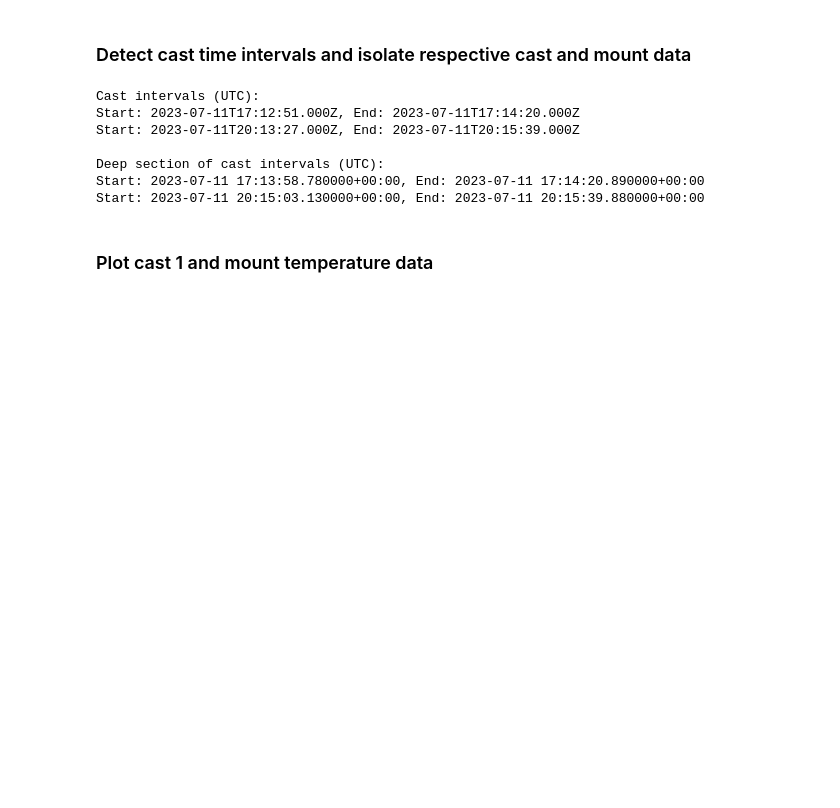
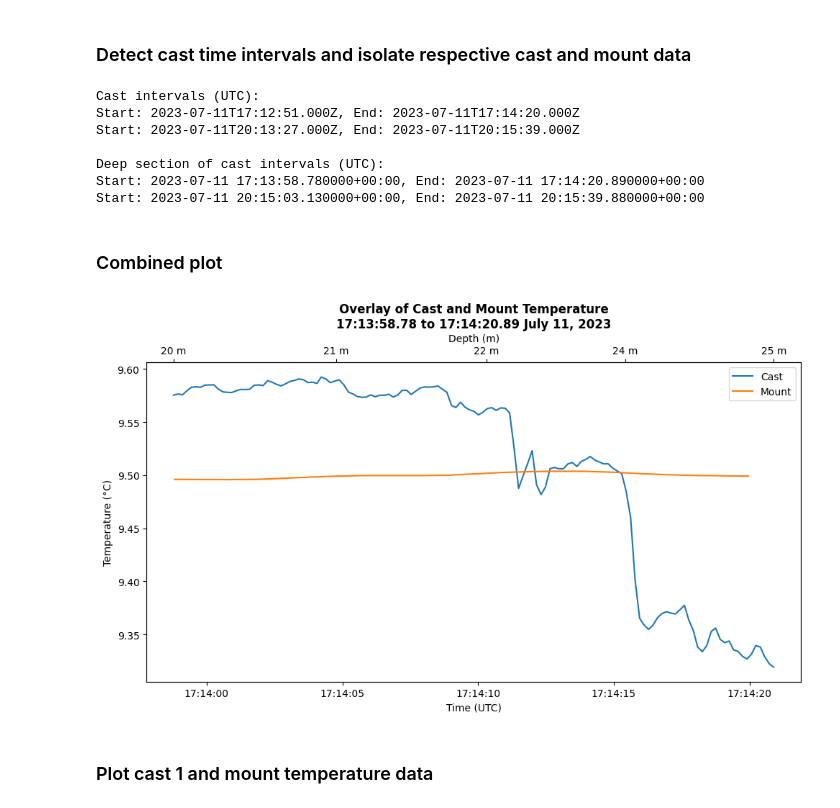
Before and after one commit to g-bertozzi/ONC-notebooks, a Jupyter notebook: fogler_pinnacle.ipynb, the cells around one changed output. Saved outputs shown, nothing was run; the diff lists cells and outputs as text; code cells hidden in the pictures; blank space fills up the shorter version.

Commit message:
overlaid depth/temp and time/temp for cast and mount

```diff
--- a/fogler_pinnacle.ipynb
+++ b/fogler_pinnacle.ipynb
@@ -153,36 +155,3 @@ def detect_deep_intervals(df: pd.DataFrame, depth_threshold: int, gap_threshold_
     intervals.append((start_time, df_deep.iloc[-1]["timestamp"]))
 
     return intervals
-
-    # create copy of df, filtering for deep sections
-    df_deep = df[df["depth"] > depth_threshold].copy()
-
-    # error handle
-    if df_deep.empty:
-        return []
-
-    # eSort and reset index (index is timestamp)
-    df_deep = df_deep.sort_values("timestamp").reset_index(drop=True)
-
-    # Calculate time gaps between 1 or more deep sections
-    df_deep["delta"] = df_deep["timestamp"].diff().dt.total_seconds()
-
-    intervals = []
-    start_time = df_deep.loc[0, "timestamp"]
-
-    for i in range(1, len(df_deep)):
-        if df_deep.loc[i, "delta"] > gap_threshold_seconds:
-            end_time = df_deep.loc[i - 1, "timestamp"]
-            intervals.append((
-                start_time.strftime("%Y-%m-%dT%H:%M:%S.000Z"),
-                end_time.strftime("%Y-%m-%dT%H:%M:%S.000Z")
-            ))
-            start_time = df_deep.loc[i, "timestamp"]
-
-    # Add final interval
-    intervals.append((
-        start_time.strftime("%Y-%m-%dT%H:%M:%S.000Z"),
-        df_deep.iloc[-1]["timestamp"].strftime("%Y-%m-%dT%H:%M:%S.000Z")
-    ))
-
-    return intervals
@@ -304,6 +370,12 @@ Start: 2023-07-11T20:13:27.000Z, End: 2023-07-11T20:15:39.000Z
 Deep section of cast intervals (UTC):
 Start: 2023-07-11 17:13:58.780000+00:00, End: 2023-07-11 17:14:20.890000+00:00
 Start: 2023-07-11 20:15:03.130000+00:00, End: 2023-07-11 20:15:39.880000+00:00
+# %% [markdown]
+### Combined plot
+# %%
+combined_plot(cast_start1, cast_end1, cast_df, mount_df, "FGPPN", "CTD")
+# %% [output]
+[figure, added]
 # %% [markdown]
 ### Plot cast 1 and mount temperature data
 # %%
```
Also changed, not shown: parts of 9 cells of this notebook.
